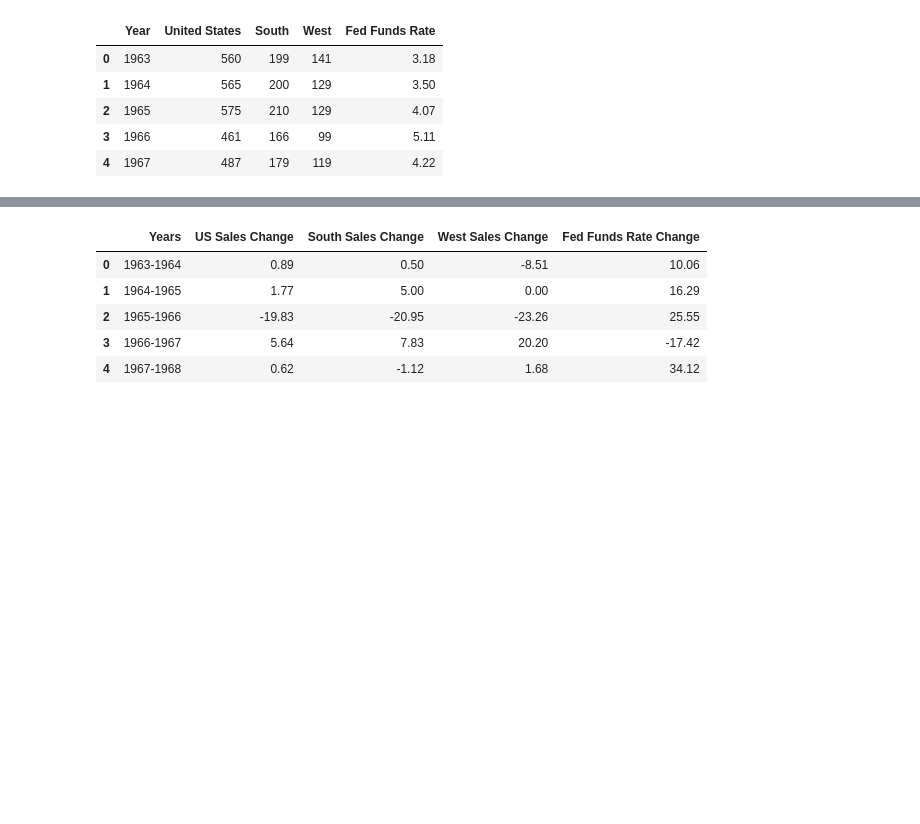
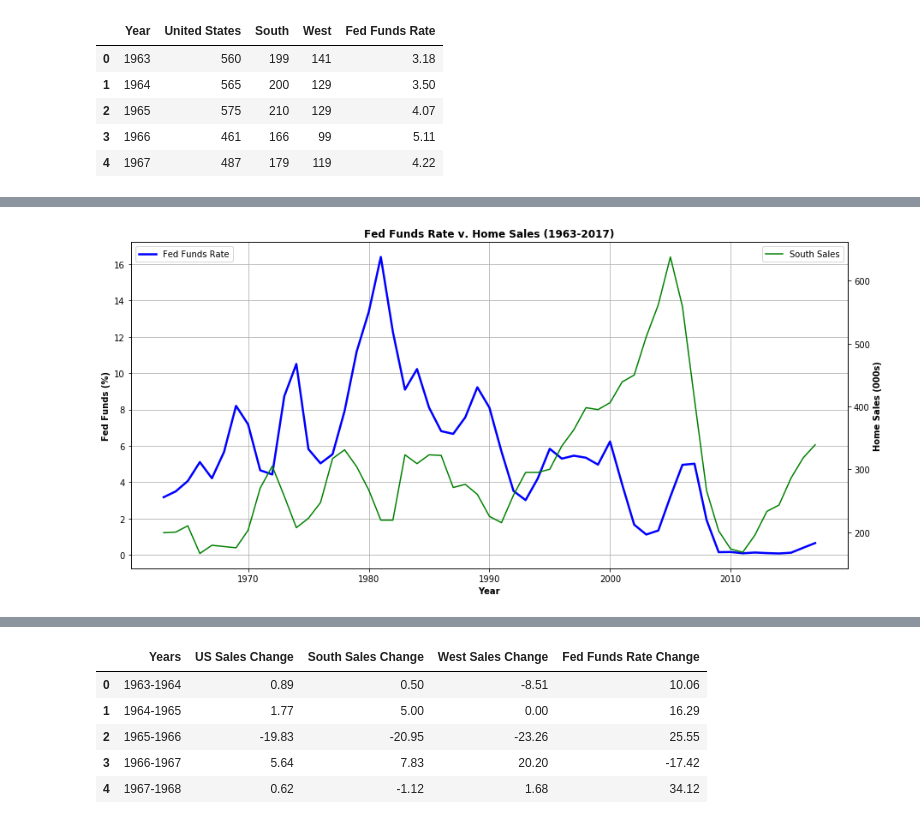
Before and after one commit to CarlosCocuy/ProjectRepo, a Jupyter notebook: fed_funds_analysis.ipynb, the cells around one changed output, grey strips where cells are left out. Drawn from its saved outputs; the diff is of its cells as text; code cells hidden in the pictures; blank space fills up the shorter version.

```diff
--- a/fed_funds_analysis.ipynb
+++ b/fed_funds_analysis.ipynb
@@ -77,0 +75,17 @@ plt.savefig('Graph Images/Fed_Funds_Home_Sales2.png')
+# %%
+fig, ax3=plt.subplots(figsize=(15, 7))
+x2=np.arange(1963,2018)
+n2=sales_fed_funds_df['Fed Funds Rate']
+ax3.plot(x2,n2,linewidth=2.5, color = "b")
+ax4=ax3.twinx()
+ax4.plot(x2,south_sales,color="g", label="South Sales")
+ax3.grid()
+ax3.legend(loc=2)
+ax4.legend(loc=1)
+ax3.set_title('Fed Funds Rate v. Home Sales (1963-2017)',fontweight="bold")
+ax3.set_xlabel('Year', fontweight="bold")
+ax3.set_ylabel('Fed Funds (%)',fontweight="bold")
+ax4.set_ylabel('Home Sales (000s)',fontweight="bold")
+plt.savefig('Graph Images/Fed_Funds_Home_Sales_South.png')
+# %% [output]
+[figure, added]
```
Also changed, not shown: parts of 2 cells of this notebook, 3 other files.
